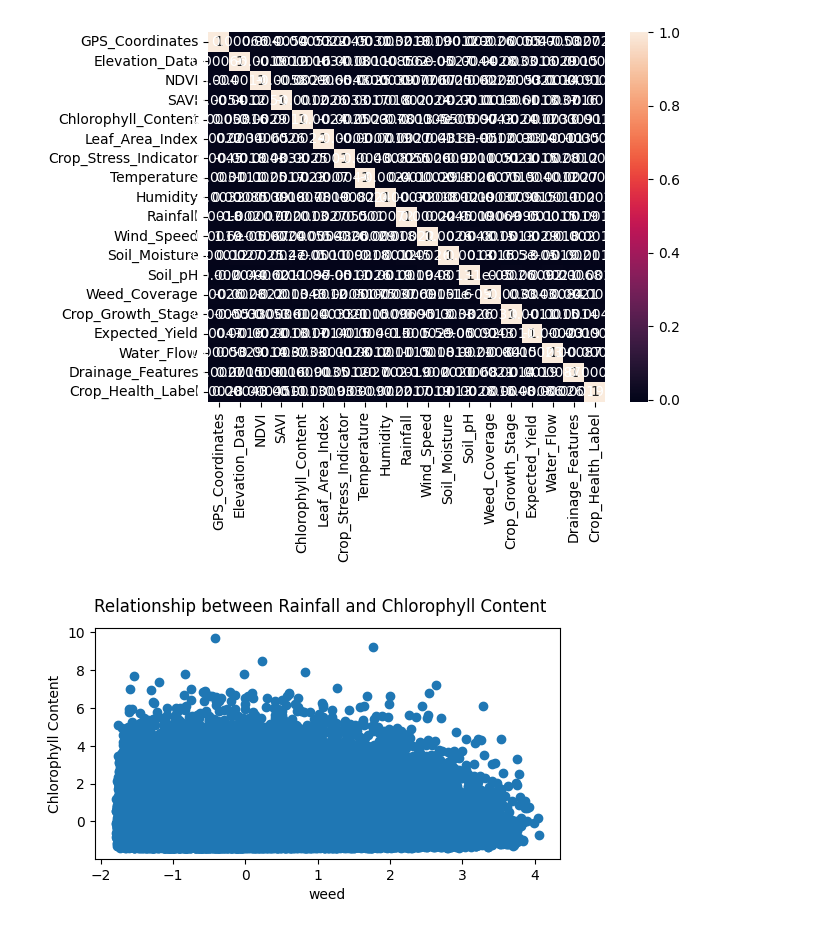
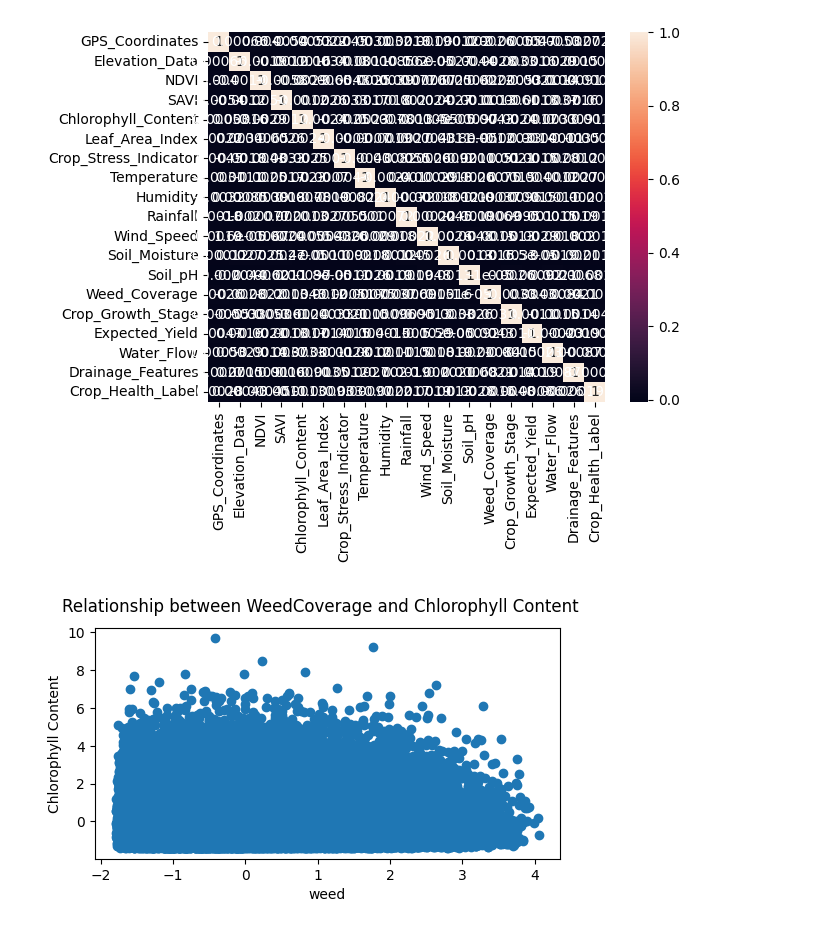
Before and after one commit to minjusun/AgricultureDataModeling, a Jupyter notebook: relPlot.ipynb, the cells around one changed output. Drawn from its saved outputs; the diff is of its cells as text; code cells hidden in the pictures.

```diff
--- a/relPlot.ipynb
+++ b/relPlot.ipynb
@@ -90,11 +90,11 @@ sns.heatmap(df_scaled.corr(), annot=True)
 # %%
 plt.scatter(df_scaled['Weed_Coverage'], df_scaled['Chlorophyll_Content'])
 plt.xlabel('weed')
 plt.ylabel('Chlorophyll Content')
-plt.suptitle('Relationship between Rainfall and Chlorophyll Content')
+plt.suptitle('Relationship between WeedCoverage and Chlorophyll Content')
 plt.gcf().set_size_inches(6, 3)
 # %% [output]
-[figure, old version]
+[figure, new version]
 # %%
 plt.scatter(df_scaled['Humidity'], df_scaled['Chlorophyll_Content'])
 plt.xlabel('elevation')
```
Also changed, not shown: parts of 5 cells of this notebook.
